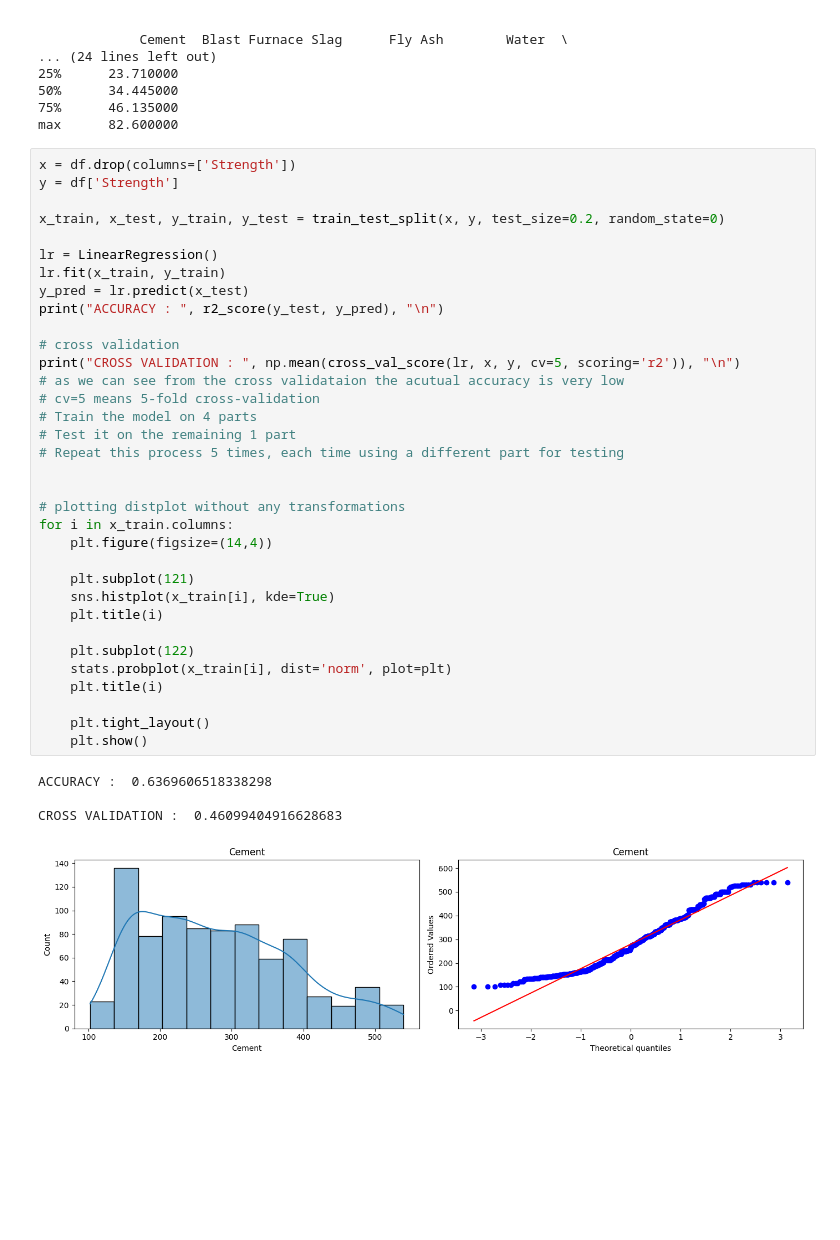
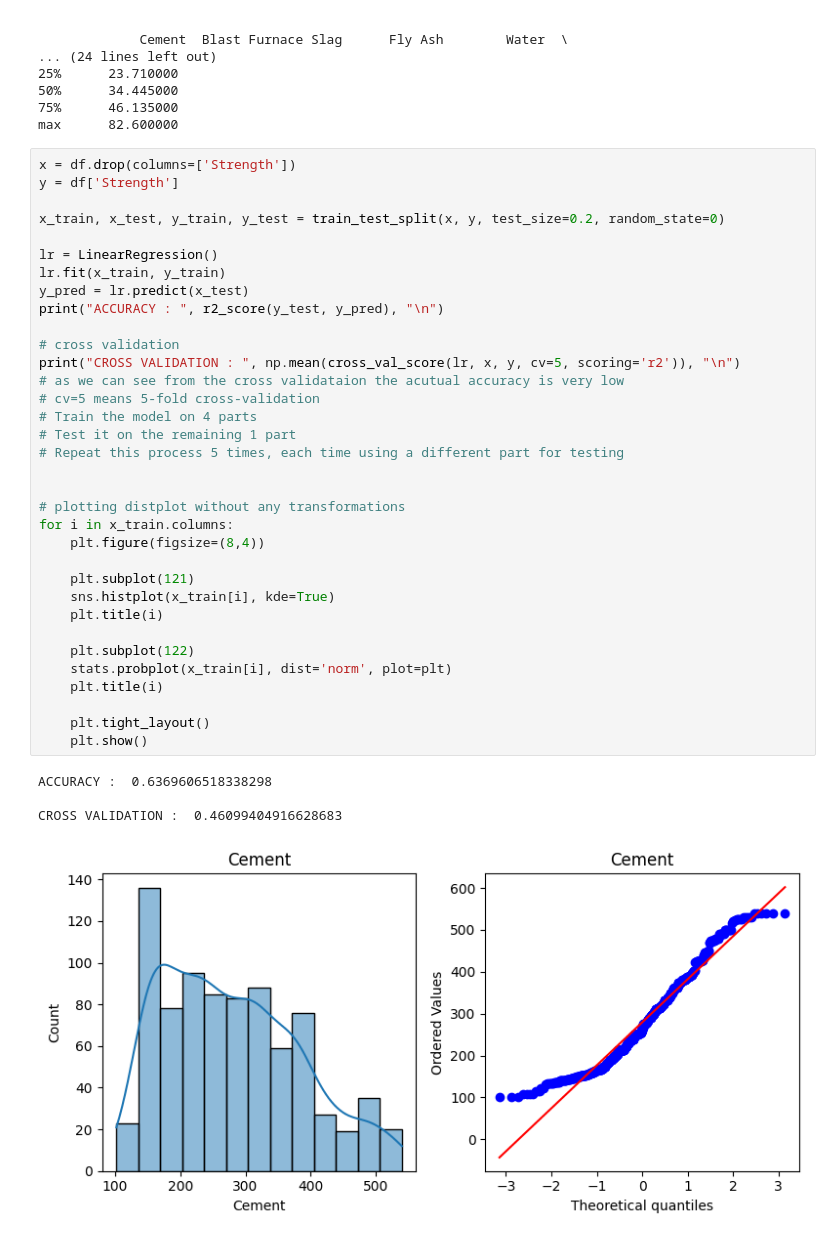
Before and after one commit to Ashura369/Python_and_Data_Science, a Jupyter notebook: 0 ML lecture/9_6 power transformers.ipynb, the cells around one changed output. Saved outputs shown, nothing was run; the diff lists cells and outputs as text; blank space fills up the shorter version.

```diff
--- a/0 ML lecture/9_6 power transformers.ipynb
+++ b/0 ML lecture/9_6 power transformers.ipynb
@@ -66,32 +66,32 @@ x_train, x_test, y_train, y_test = train_test_split(x, y, test_size=0.2, random_
 lr = LinearRegression()
 lr.fit(x_train, y_train)
 y_pred = lr.predict(x_test)
 print("ACCURACY : ", r2_score(y_test, y_pred), "\n")
 
 # cross validation
 print("CROSS VALIDATION : ", np.mean(cross_val_score(lr, x, y, cv=5, scoring='r2')), "\n")        # as we can see from the cross validataion the acutual accuracy is very low
 # cv=5 means 5-fold cross-validation
 # Train the model on 4 parts
 # Test it on the remaining 1 part
 # Repeat this process 5 times, each time using a different part for testing
 
 
 # plotting distplot without any transformations
 for i in x_train.columns:
-    plt.figure(figsize=(14,4))
+    plt.figure(figsize=(8,4))
 
     plt.subplot(121)
     sns.histplot(x_train[i], kde=True)
     plt.title(i)
 
     plt.subplot(122)
     stats.probplot(x_train[i], dist='norm', plot=plt)
     plt.title(i)
 
     plt.tight_layout()
     plt.show()
 # %% [output]
 ACCURACY :  0.6369606518338298
 
 CROSS VALIDATION :  0.46099404916628683
-[figure, old version]
+[figure, new version]
```
Also changed, not shown: parts of 2 cells of this notebook.
